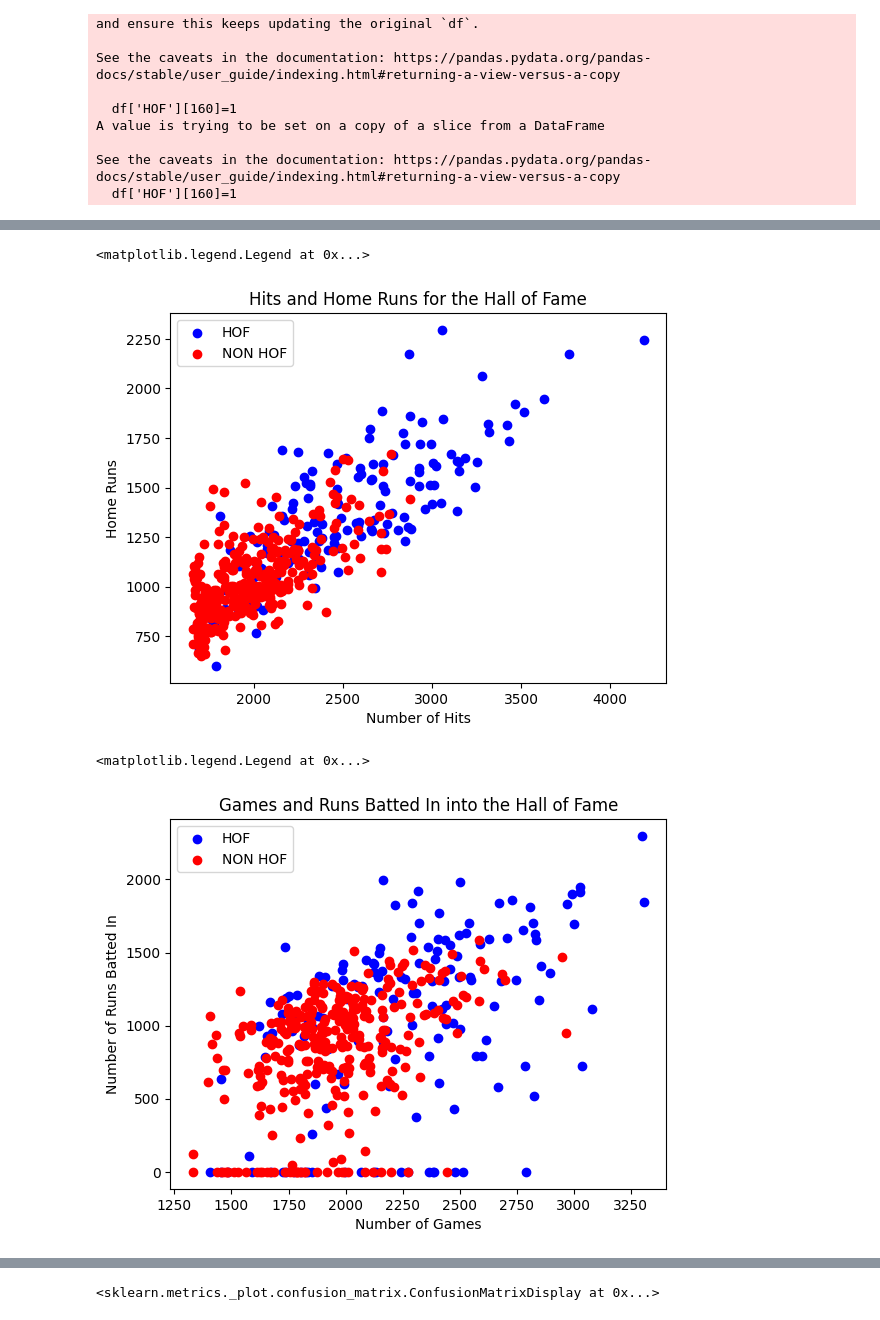
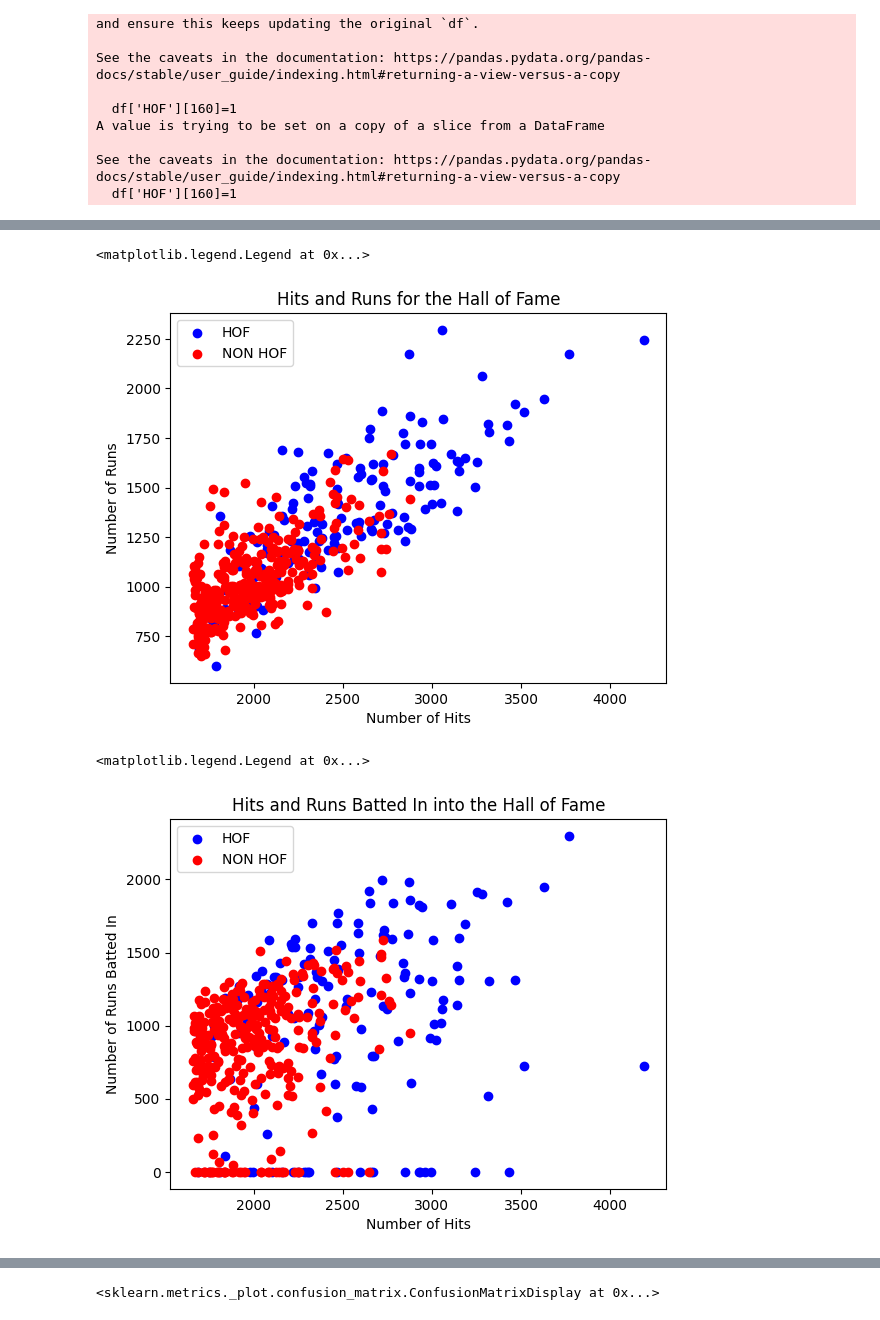
Before and after one commit to RAWRXD001c/MLB-Baseball, a Jupyter notebook: Baseball_Data_Project.ipynb, the cells around one changed output, grey strips where cells are left out. Drawn from its saved outputs; the diff is of its cells as text; code cells hidden in the pictures.

```diff
--- a/Baseball_Data_Project.ipynb
+++ b/Baseball_Data_Project.ipynb
@@ -48,25 +81,25 @@ See the caveats in the documentation: https://pandas.pydata.org/pandas-docs/stab
 # %%
-#Hits and Home Runs for HOF
+#Hits and Runs
 plt.scatter(df[df['HOF'] == 1]['Hits'], df[df['HOF'] ==1]['Runs'], color = 'blue', label = 'HOF')
 plt.scatter(df[df['HOF'] == 0 ]['Hits'], df[df['HOF'] ==0]['Runs'], color = 'red', label = 'NON HOF')
-plt.title("Hits and Home Runs for the Hall of Fame")
+plt.title("Hits and Runs for the Hall of Fame")
 plt.xlabel("Number of Hits")
-plt.ylabel("Home Runs")
+plt.ylabel("Number of Runs")
 plt.legend()
 # %% [output]
 <matplotlib.legend.Legend at 0x...>
-[figure, old version]
+[figure, new version]
 # %%
-#Games and Runs Batted In for HOF
-plt.scatter(df[df['HOF'] == 1]['Games'], df[df['HOF'] ==1]['Runs Batted In'], color = 'blue', label = 'HOF')
-plt.scatter(df[df['HOF'] == 0 ]['Games'], df[df['HOF'] ==0]['Runs Batted In'], color = 'red', label = 'NON HOF')
-plt.title("Games and Runs Batted In into the Hall of Fame")
-plt.xlabel("Number of Games")
+#Hits and Runs Batted In
+plt.scatter(df[df['HOF'] == 1]['Hits'], df[df['HOF'] ==1]['Runs Batted In'], color = 'blue', label = 'HOF')
+plt.scatter(df[df['HOF'] == 0 ]['Hits'], df[df['HOF'] ==0]['Runs Batted In'], color = 'red', label = 'NON HOF')
+plt.title("Hits and Runs Batted In into the Hall of Fame")
+plt.xlabel("Number of Hits")
 plt.ylabel("Number of Runs Batted In")
 plt.legend()
 # %% [output]
 <matplotlib.legend.Legend at 0x...>
-[figure, old version]
+[figure, new version]
 # %%
 #KNN (Runs and Hits)
 features = df[['Runs', 'Hits']]
```
Also changed, not shown: parts of 7 cells of this notebook.
